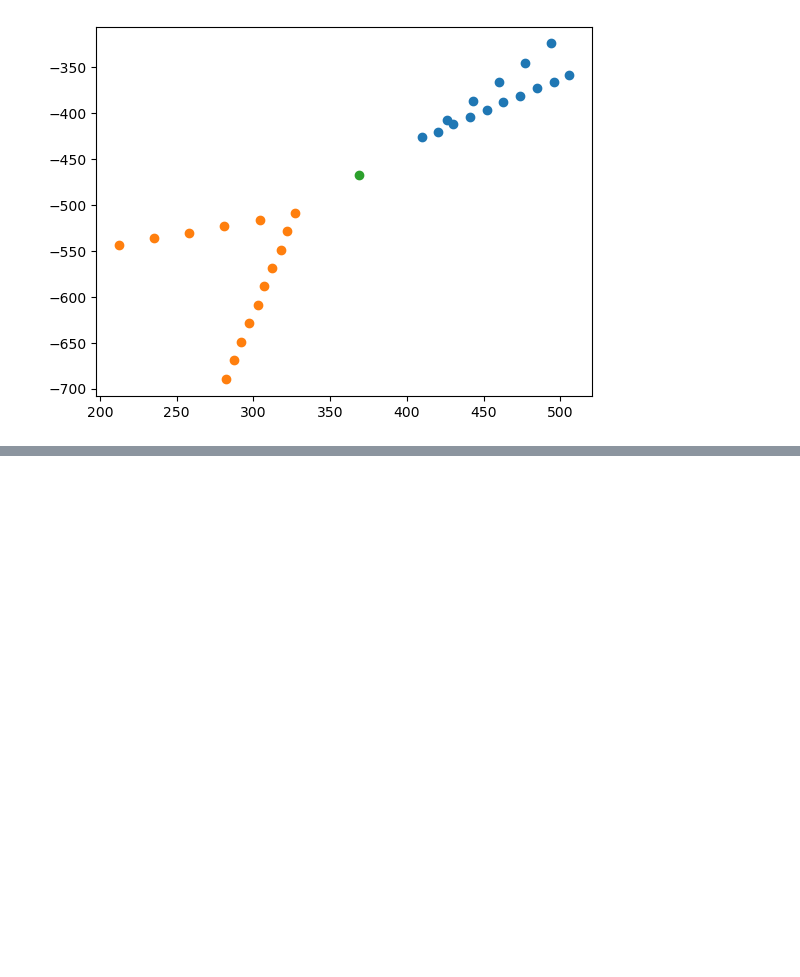
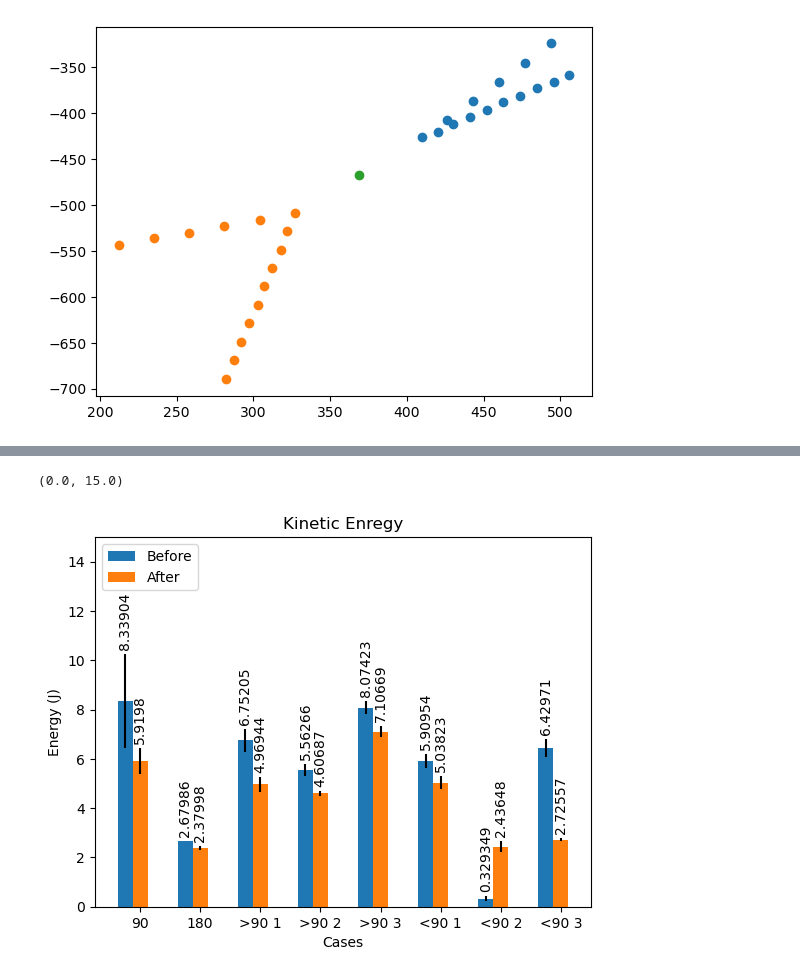
Before and after one commit to SeungheonOh/Physics206Labs, a Jupyter notebook: lab4/lab.ipynb, the cells around one changed output, grey strips where cells are left out. Saved outputs shown, nothing was run; the diff lists cells and outputs as text; code cells hidden in the pictures; blank space fills up the shorter version.

```diff
--- a/lab4/lab.ipynb
+++ b/lab4/lab.ipynb
@@ -187,0 +278,29 @@ Name: vy-lightorange, dtype: float64
+# %%
+bars = {
+    'Before': ([x["beforeTotalK"] for x in result], [x["beforeTotalKUncert"] for x in result]),
+    'After': ([x["afterTotalK"] for x in result], [x["afterTotalKUncert"] for x in result])
+}
+
+x = np.arange(len(CASE_NAMES))  # the label locations
+width = 0.25  # the width of the bars
+multiplier = 0
+
+fig, ax1 = plt.subplots()
+
+for attribute, measurement in bars.items():
+    val, uncert = measurement
+    offset = width * multiplier
+    rects = ax1.bar(x + offset, val, width, yerr=uncert, label=attribute)
+    ax1.bar_label(rects, padding=3, rotation=90)
+    multiplier += 1
+
+# Add some text for labels, title and custom x-axis tick labels, etc.
+ax1.set_ylabel('Energy (J)')
+ax1.set_xlabel('Cases')
+ax1.set_title('Kinetic Enregy')
+ax1.set_xticks(x + width, CASE_NAMES)
+ax1.legend(loc='upper left')
+ax1.set_ylim(0, 15)
+# %% [output]
+(0.0, 15.0)
+[figure, added]
```
Also changed, not shown: parts of 14 cells of this notebook.
